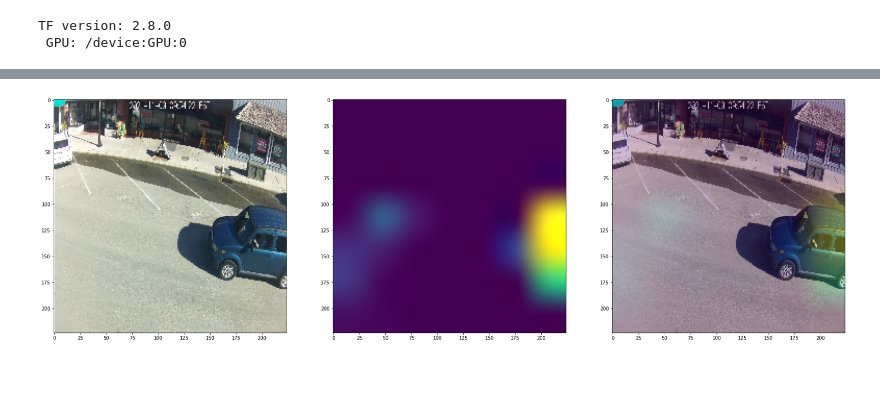
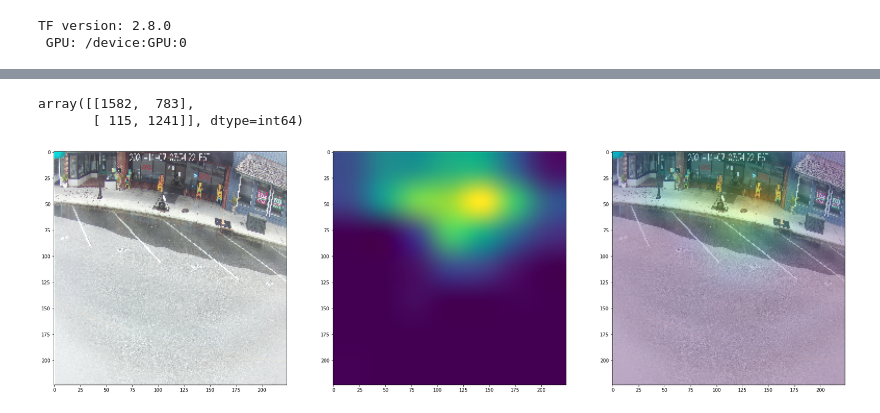
Before and after one commit to UNCG-DAISY/tinyCamML, a Jupyter notebook: src/ModelTester.ipynb, the cells around one changed output, grey strips where cells are left out. Cells and saved outputs as stored; diff of their text form; code cells hidden in the pictures; blank space fills up the shorter version.

Commit message:
updated model training and testing notebooks
two models have been uploaded to the Google Drive, SunnyD_Image_Classification -> TinyCamML -> Models

```diff
--- a/src/ModelTester.ipynb
+++ b/src/ModelTester.ipynb
@@ -40,7 +40,7 @@ imsize = (pix_dim,pix_dim)
 imshape = (pix_dim,pix_dim,3)
 # %%
 #load model
-filepath = './models/mobilenetv2_water_test9'
+filepath = './models/mobilenetv2_water_18'
 model = tf.keras.models.load_model(filepath, compile = True)
 model.summary()
 # %% [output]
@@ -64,15 +64,15 @@ ________________________________________________________________________________
 # %%
 last_conv_layer_name = "out_relu"
 classifier_layer_names = [
-    "flatten",
+    "GAP2D_1",
     "dense_1",
     "dropout_1",
-#    "dense_2",
-#    "dropout_2",
-#    "dense_3",
-#    "dropout_3",
-#    "dense_4",
-#    "dropout_4",
+    "dense_2",
+    "dropout_2",
+    "dense_3",
+    "dropout_3",
+    "dense_4",
+    "dropout_4",
 #    "dense_5",
 #    "dropout_5",
 #    "dense_6",
@@ -84,3 +168,9 @@ classifier_layer_names = [
+# %%
+CM = metrics.confusion_matrix(all_obs, all_pred)
+CM
+# %% [output]
+array([[1582,  783],
+       [ 115, 1241]], dtype=int64)
 # %%
 #from https://keras.io/examples/vision/grad_cam/
 
@@ -150,12 +240,12 @@ def make_gradcam_heatmap(
 #from https://keras.io/examples/vision/grad_cam/
 # Prepare image
 #flooded images
-#ip = 'CAM_BF_01_20211107125422'
-ip = "CAM_BF_01_20211109145422"
+ip = 'CAM_BF_01_20211107125422'
+#ip = "CAM_BF_01_20211109145422"
 #ip = "CAM_BF_01_20211107134222"
 #ip = "CAM_BF_01_20220519032421"
 #ip = "CAM_BF_01_20211108134822"
-#ip = "CAM_BF_01_20211107150622"
+#ip = "CAM_CB_01_20220514001822"
 
 #ip = "d (428)"
 
@@ -172,7 +262,7 @@ ip = "CAM_BF_01_20211109145422"
 
 #image paths used
 
-impath = "data/classification/flooded/" + str(ip) + ".jpg"
+impath = "labelled photos/water/" + str(ip) + ".jpg"
 #impath = "data/classification/not_flooded/" + str(ip) + ".jpg"
 #impath = "data/sunnyday/" + str(ip) + ".jpg"
 
@@ -191,32 +281,32 @@ Orimg = tf.keras.preprocessing.image.img_to_array(Orimg)
 
 # rescale image (range 0-255)
 heatmap = np.uint8(255 * heatmap)
 
 # use viridis for heatmap
 vir = cm.get_cmap("viridis")
 vir_colors = vir(np.arange(256))[:, :3]
 vir_heatmap = vir_colors[heatmap]
 
 # make the heatmap
 vir_heatmap = tf.keras.preprocessing.image.array_to_img(vir_heatmap)
 vir_heatmapI = vir_heatmap.resize((Orimg.shape[1], Orimg.shape[0]))
 vir_heatmap = tf.keras.preprocessing.image.img_to_array(vir_heatmapI)
 
 #put heatmpa on image
 superimposed_img = vir_heatmap * 0.4 + Orimg
 superimposed_img = tf.keras.preprocessing.image.array_to_img(superimposed_img)
 
 # Display Image, heatmap and overlay
 # Display heatmap
 plt.figure(figsize=(30,30))
 plt.subplot(131)
 plt.imshow(tf.keras.preprocessing.image.load_img(impath, target_size = imsize))
 plt.subplot(132)
 plt.imshow(vir_heatmapI)
 plt.subplot(133)
 plt.imshow(superimposed_img)
 
 #save it
-plt.savefig('images/FPgrad_{}_nocarstest9.png'.format(ip), format='png')
+plt.savefig('images/FPgrad_{}mobilenetv2_water_18.png'.format(ip), format='png')
 # %% [output]
-[figure, old version]
+[figure, new version]
```
Also changed, not shown: parts of 9 cells of this notebook, 1 other file.
